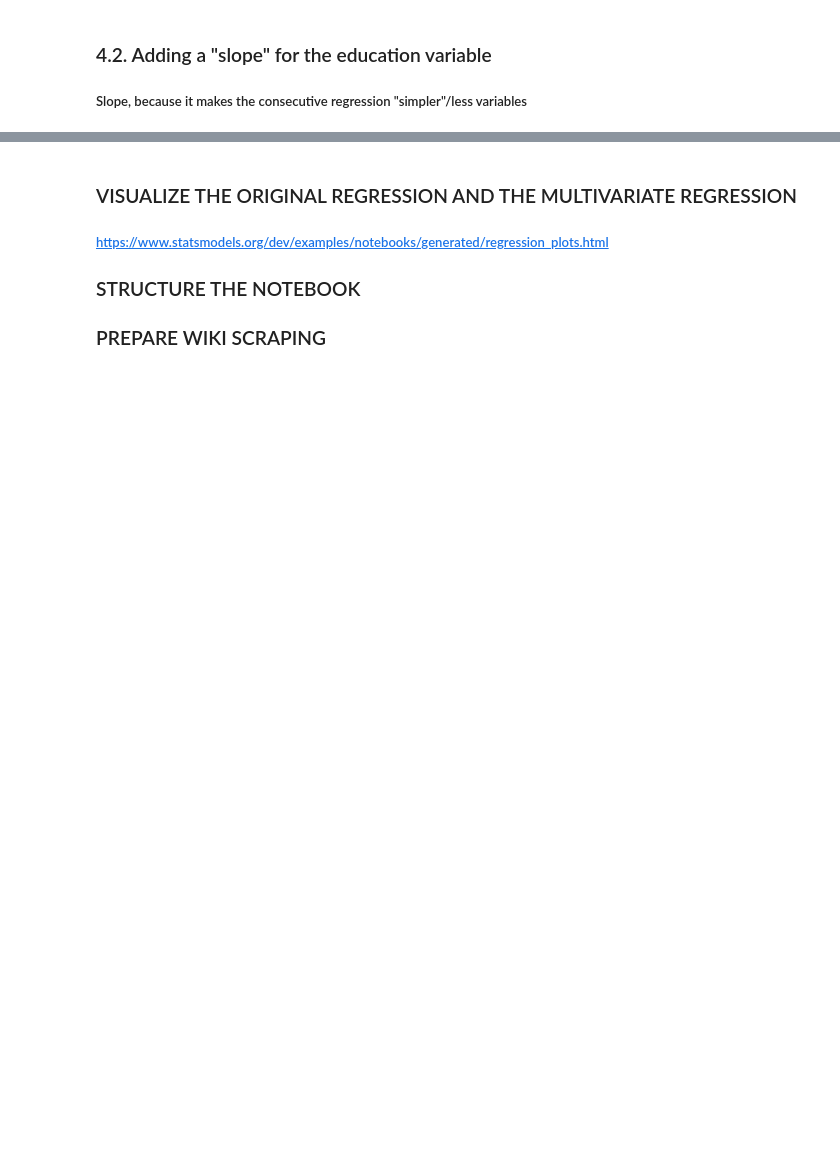
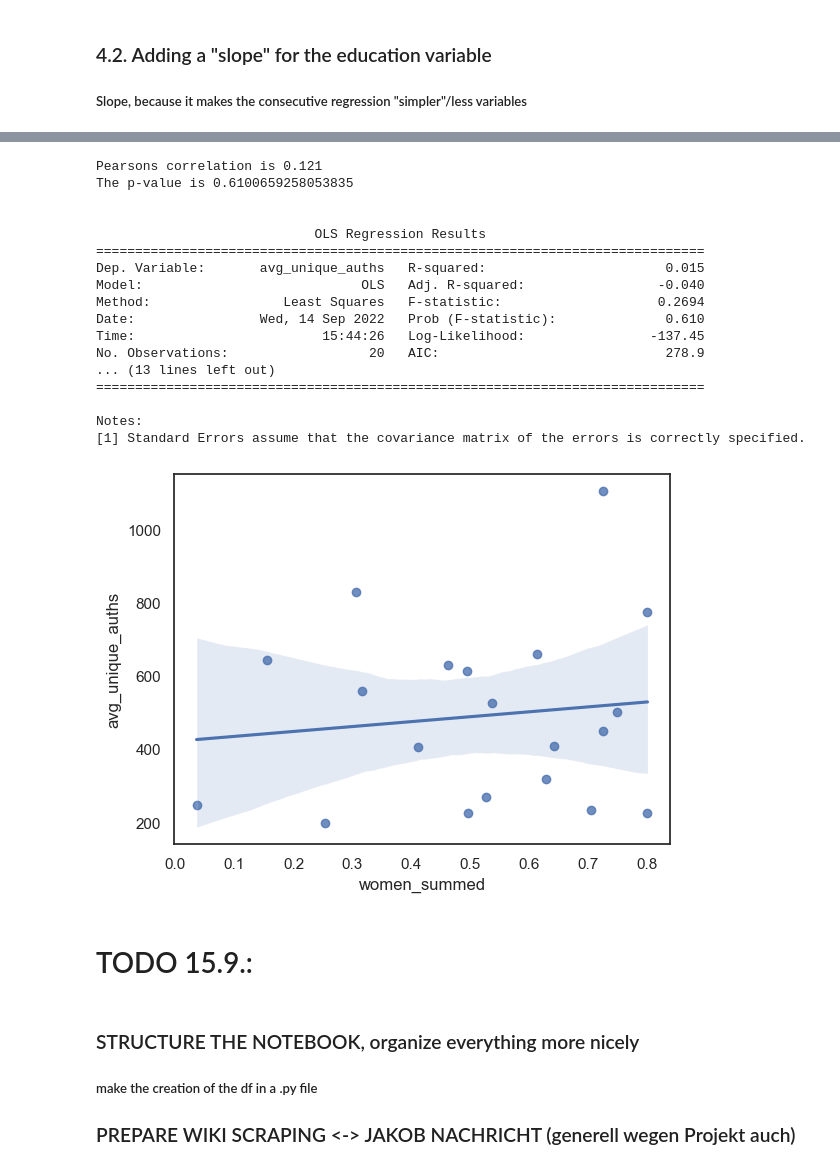
Before and after one commit to digital-scrappy/wikipedia-revisions, a Jupyter notebook: Analysis/MAJOR_gender_race_analysis.ipynb, the cells around one changed output, grey strips where cells are left out. Cells and saved outputs as stored; diff of their text form; code cells hidden in the pictures; blank space fills up the shorter version.

```diff
--- a/Analysis/MAJOR_gender_race_analysis.ipynb
+++ b/Analysis/MAJOR_gender_race_analysis.ipynb
@@ -299,8 +284,28 @@ strong multicollinearity or other numerical problems.
+# %%
+simple_linear_regression(df_major, "avg_unique_auths", "women_summed") # first var is target
+# %% [output]
+Pearsons correlation is 0.121
+The p-value is 0.6100659258053835
+
+
+                            OLS Regression Results
+==============================================================================
+Dep. Variable:       avg_unique_auths   R-squared:                       0.015
+Model:                            OLS   Adj. R-squared:                 -0.040
+Method:                 Least Squares   F-statistic:                    0.2694
+Date:                Wed, 14 Sep 2022   Prob (F-statistic):              0.610
+Time:                        15:44:26   Log-Likelihood:                -137.45
+No. Observations:                  20   AIC:                             278.9
+... (13 lines left out)
+==============================================================================
+
+Notes:
+[1] Standard Errors assume that the covariance matrix of the errors is correctly specified.
+[figure, added]
+# %% [markdown]
+# TODO 15.9.:
 # %% [markdown]
-### VISUALIZE THE ORIGINAL REGRESSION AND THE MULTIVARIATE REGRESSION
-##### https://www.statsmodels.org/dev/examples/notebooks/generated/regression_plots.html
+### STRUCTURE THE NOTEBOOK, organize everything more nicely
+##### make the creation of the df in a .py file
 
-
-### STRUCTURE THE NOTEBOOK
-
-### PREPARE WIKI SCRAPING
+### PREPARE WIKI SCRAPING <-> JAKOB NACHRICHT (generell wegen Projekt auch)
```
Also changed, not shown: parts of 14 cells of this notebook, 3 other files.
